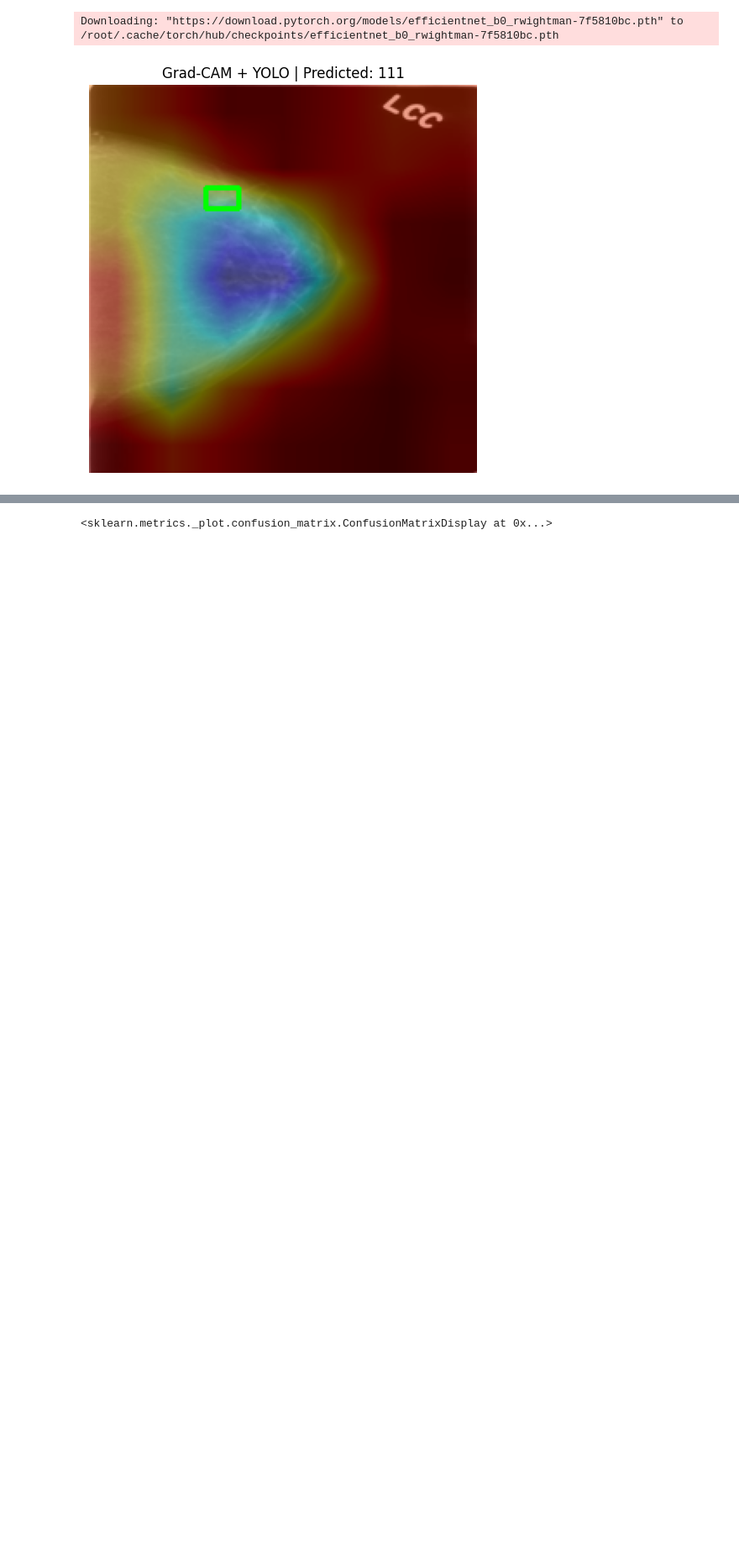
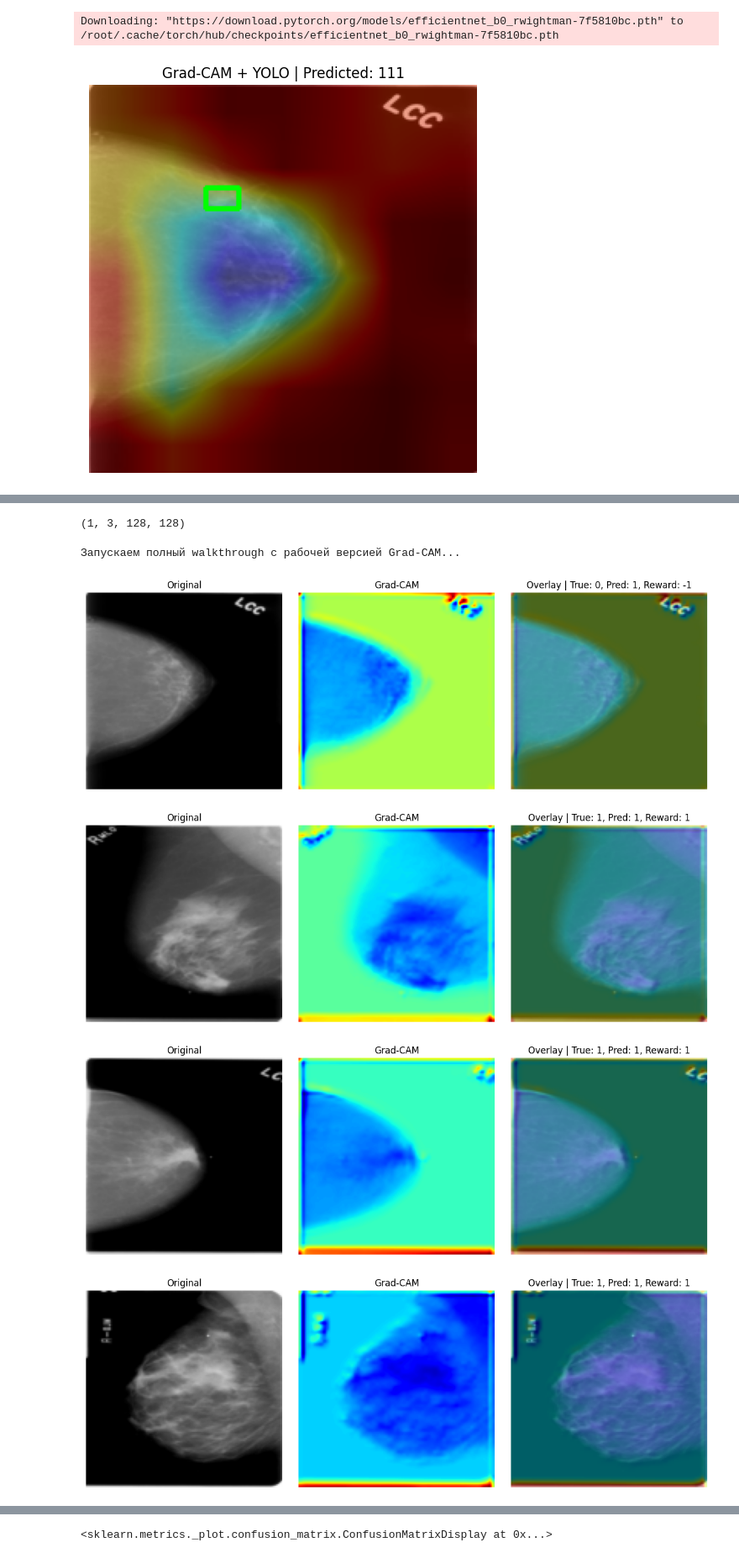
Before and after one commit to ganiesenov/RLHF_Breast_Cancer, a Jupyter notebook: rlhf.ipynb, the cells around one changed output, grey strips where cells are left out. Shown at 84% size. Saved outputs shown, nothing was run; the diff lists cells and outputs as text; code cells hidden in the pictures; blank space fills up the shorter version.

Commit message:
Kaggle Notebook | RL breast cancer | Version 2

```diff
--- a/rlhf.ipynb
+++ b/rlhf.ipynb
@@ -606,0 +603,20 @@ disp.plot(cmap="Blues")
+# %%
+class DummyImageEnv(gym.Env):
+    def __init__(self, images, labels):
+        self.images = images
+        self.labels = labels
+        self.observation_space = spaces.Box(0, 1, shape=(3, 128, 128), dtype=np.float32)
+        self.action_space = spaces.Discrete(2)
+        self.idx = 0
+
+    def reset(self, *, seed=None, options=None):
+        self.idx = np.random.randint(0, len(self.images))
+        obs = self.images[self.idx].numpy()  # ⬅️ ПРИВЕДЕНИЕ К np.ndarray
+        return obs, {}
+
+    def step(self, action):
+        true_label = self.labels[self.idx]
+        reward = 1 if action == true_label else -1
+        done = True
+        obs = self.images[self.idx].numpy()  # ⬅️ ПРИВЕДЕНИЕ К np.ndarray
+        return obs, reward, done, False, {}
@@ -606,0 +810,5 @@ disp.plot(cmap="Blues")
+# %%
+obs = vec_env.reset()
+print(obs.shape)  # должно быть что-то вроде (1, 3, 128, 128)
+# %% [output]
+(1, 3, 128, 128)
@@ -606,0 +1283,10 @@ disp.plot(cmap="Blues")
+# %%
+# Запустите полный анализ
+print("Запускаем полный walkthrough с рабочей версией Grad-CAM...")
+kaggle_walkthrough(model, images, labels, steps=10, use_simple=True)
+# %% [output]
+Запускаем полный walkthrough с рабочей версией Grad-CAM...
+[figure, added]
+[figure, added]
+[figure, added]
+[figure, added]
```
Also changed, not shown: parts of 16 cells of this notebook.
